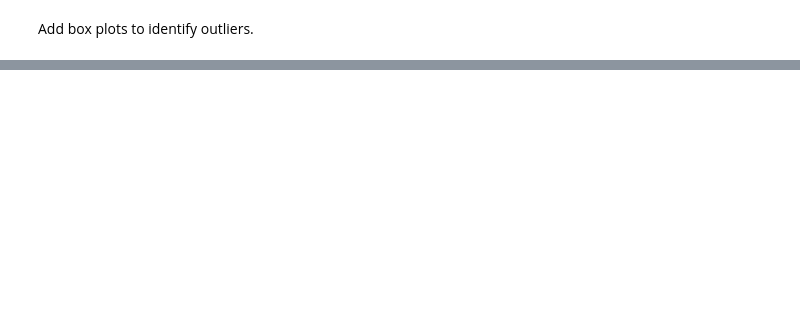
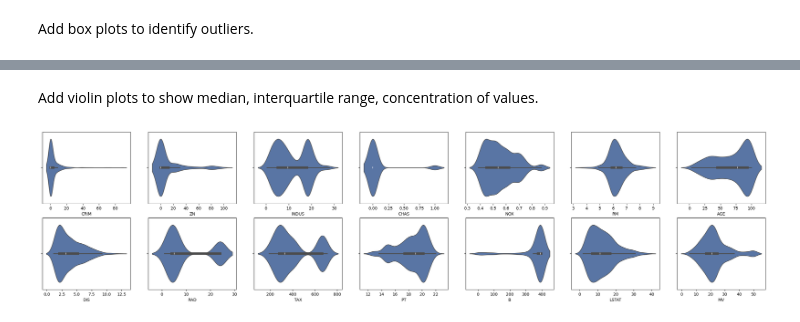
Before and after one commit to Ri-Dearg/data-analytics-dbs, a Jupyter notebook: statistics/ca1-boston-data/ca1.ipynb, the cells around one changed output, grey strips where cells are left out. Drawn from its saved outputs; the diff is of its cells as text; code cells hidden in the pictures; blank space fills up the shorter version.

```diff
--- a/statistics/ca1-boston-data/ca1.ipynb
+++ b/statistics/ca1-boston-data/ca1.ipynb
@@ -93,0 +96,6 @@ multi_row_plot(sns.boxplot, boston_csv)
+# %% [markdown]
+Add violin plots to show median, interquartile range, concentration of values.
+# %%
+multi_row_plot(sns.violinplot, boston_csv)
+# %% [output]
+[figure, added]
```
Also changed, not shown: parts of 3 cells of this notebook.
